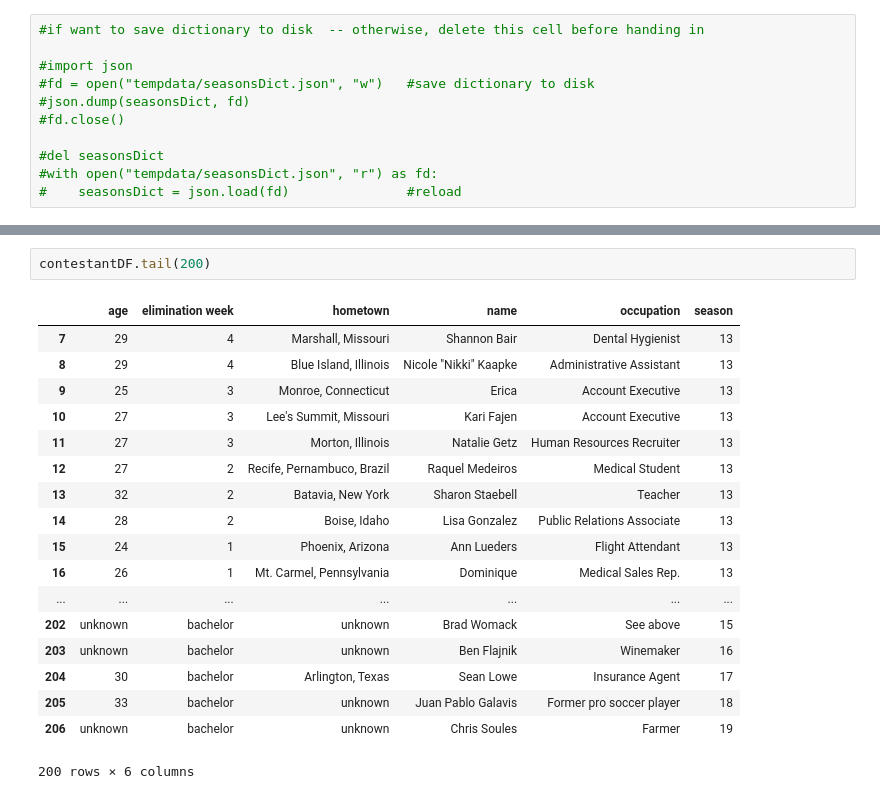
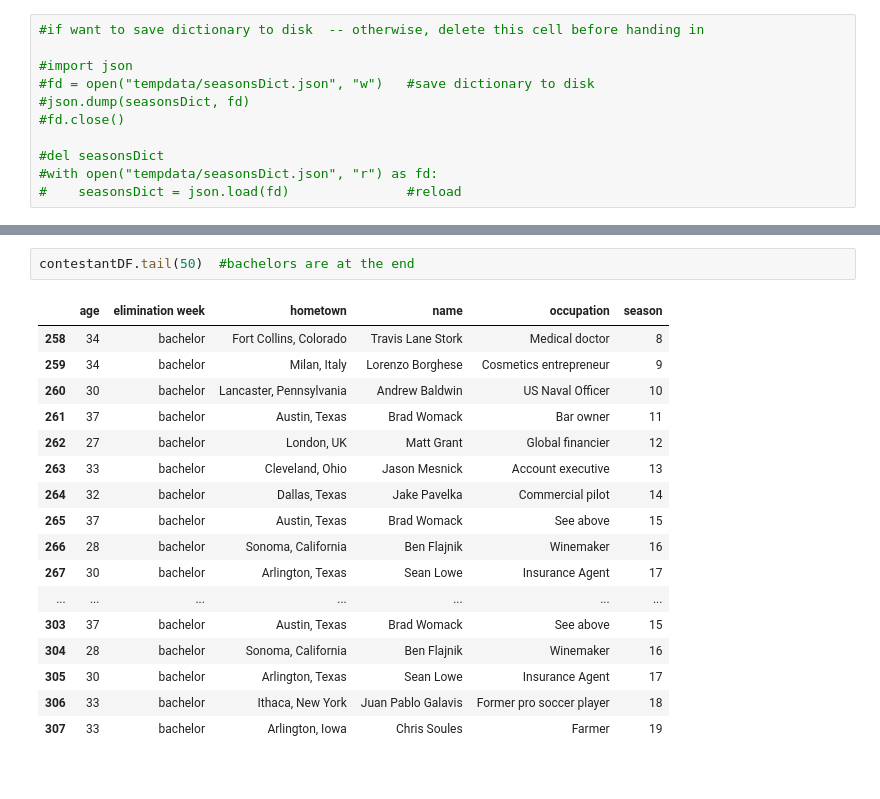
Before and after one commit to dcusworth/WAR_of_the_Roses, a Jupyter notebook: Wiki_Scrape.ipynb, the cells around one changed output, grey strips where cells are left out. Saved outputs shown, nothing was run; the diff lists cells and outputs as text.

```diff
--- a/Wiki_Scrape.ipynb
+++ b/Wiki_Scrape.ipynb
@@ -675,21 +697,20 @@ contestantDF.head(200)
-# %%
-contestantDF.tail(200)
-# %% [output]
-|  | age | elimination week | hometown | name | occupation | season |
-| 7 | 29 | 4 | Marshall, Missouri | Shannon Bair | Dental Hygienist | 13 |
-| 8 | 29 | 4 | Blue Island, Illinois | Nicole "Nikki" Kaapke | Administrative Assistant | 13 |
-| 9 | 25 | 3 | Monroe, Connecticut | Erica | Account Executive | 13 |
-| 10 | 27 | 3 | Lee's Summit, Missouri | Kari Fajen | Account Executive | 13 |
-| 11 | 27 | 3 | Morton, Illinois | Natalie Getz | Human Resources Recruiter | 13 |
-| 12 | 27 | 2 | Recife, Pernambuco, Brazil | Raquel Medeiros | Medical Student | 13 |
-| 13 | 32 | 2 | Batavia, New York | Sharon Staebell | Teacher | 13 |
-| 14 | 28 | 2 | Boise, Idaho | Lisa Gonzalez | Public Relations Associate | 13 |
-| 15 | 24 | 1 | Phoenix, Arizona | Ann Lueders | Flight Attendant | 13 |
-| 16 | 26 | 1 | Mt. Carmel, Pennsylvania | Dominique | Medical Sales Rep. | 13 |
-| ... | ... | ... | ... | ... | ... | ... |
-| 202 | unknown | bachelor | unknown | Brad Womack | See above | 15 |
-| 203 | unknown | bachelor | unknown | Ben Flajnik | Winemaker | 16 |
-| 204 | 30 | bachelor | Arlington, Texas | Sean Lowe | Insurance Agent | 17 |
-| 205 | 33 | bachelor | unknown | Juan Pablo Galavis | Former pro soccer player | 18 |
-| 206 | unknown | bachelor | unknown | Chris Soules | Farmer | 19 |
-200 rows × 6 columns
+# %%
+contestantDF.tail(50)  #bachelors are at the end
+# %% [output]
+|  | age | elimination week | hometown | name | occupation | season |
+| 258 | 34 | bachelor | Fort Collins, Colorado | Travis Lane Stork | Medical doctor | 8 |
+| 259 | 34 | bachelor | Milan, Italy | Lorenzo Borghese | Cosmetics entrepreneur | 9 |
+| 260 | 30 | bachelor | Lancaster, Pennsylvania | Andrew Baldwin | US Naval Officer | 10 |
+| 261 | 37 | bachelor | Austin, Texas | Brad Womack | Bar owner | 11 |
+| 262 | 27 | bachelor | London, UK | Matt Grant | Global financier | 12 |
+| 263 | 33 | bachelor | Cleveland, Ohio | Jason Mesnick | Account executive | 13 |
+| 264 | 32 | bachelor | Dallas, Texas | Jake Pavelka | Commercial pilot | 14 |
+| 265 | 37 | bachelor | Austin, Texas | Brad Womack | See above | 15 |
+| 266 | 28 | bachelor | Sonoma, California | Ben Flajnik | Winemaker | 16 |
+| 267 | 30 | bachelor | Arlington, Texas | Sean Lowe | Insurance Agent | 17 |
+| ... | ... | ... | ... | ... | ... | ... |
+| 303 | 37 | bachelor | Austin, Texas | Brad Womack | See above | 15 |
+| 304 | 28 | bachelor | Sonoma, California | Ben Flajnik | Winemaker | 16 |
+| 305 | 30 | bachelor | Arlington, Texas | Sean Lowe | Insurance Agent | 17 |
+| 306 | 33 | bachelor | Ithaca, New York | Juan Pablo Galavis | Former pro soccer player | 18 |
+| 307 | 33 | bachelor | Arlington, Iowa | Chris Soules | Farmer | 19 |
```
Also changed, not shown: parts of 4 cells of this notebook.
